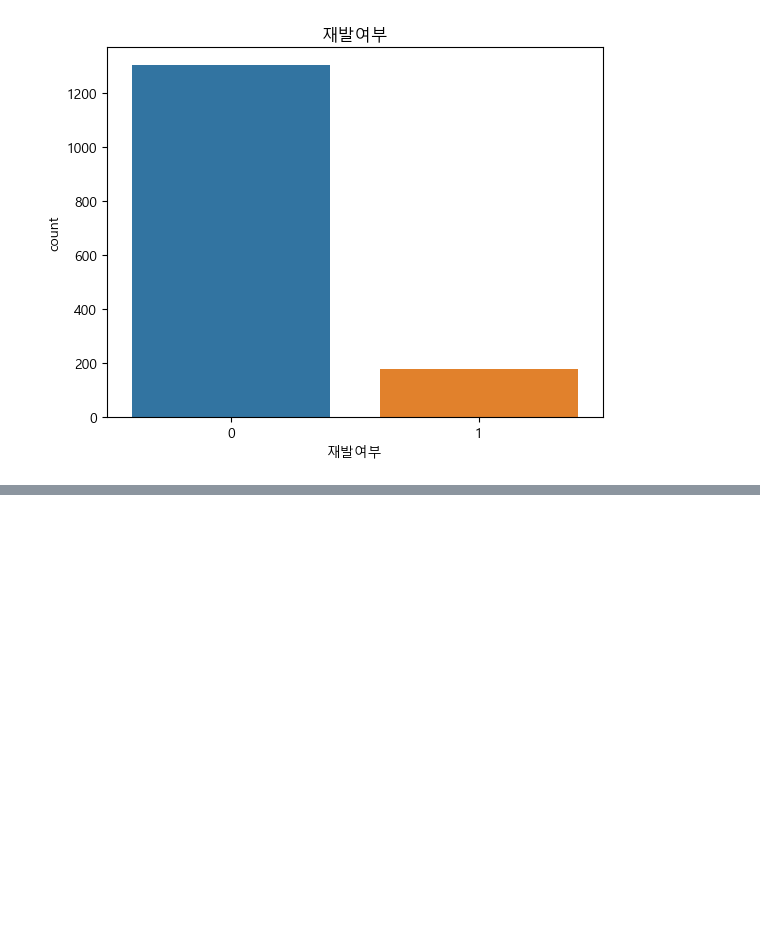
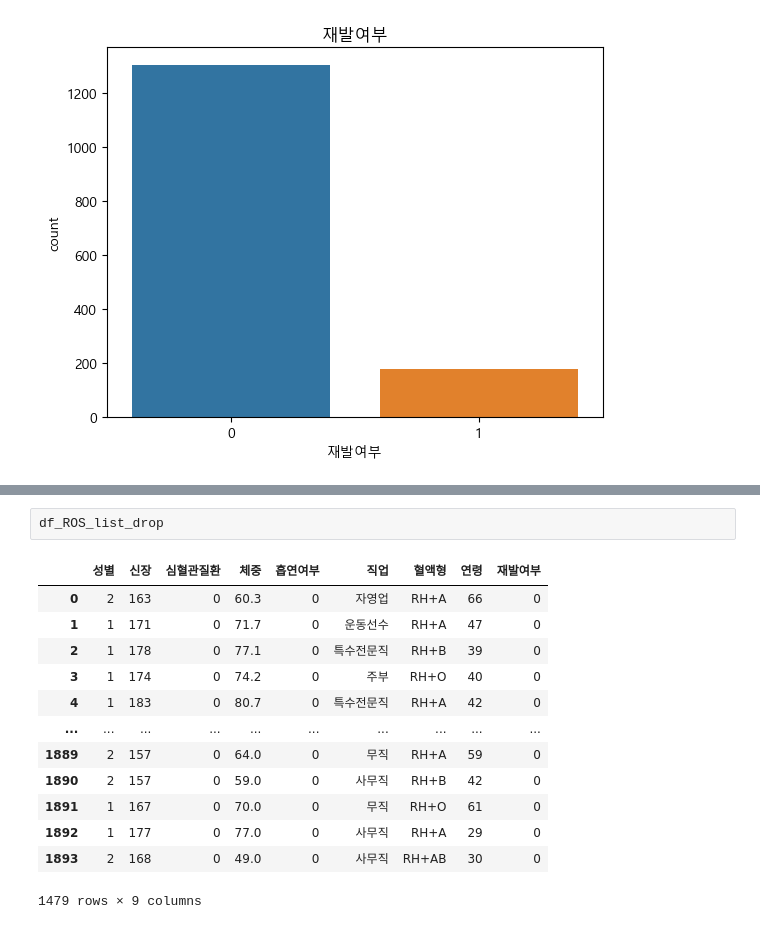
Before and after one commit to SSSanga/study_data_analytics, a Jupyter notebook: codes/DDA/RecurrenceOfSurgery_DDA_quests.ipynb, the cells around one changed output, grey strips where cells are left out. Saved outputs shown, nothing was run; the diff lists cells and outputs as text; blank space fills up the shorter version.

```diff
--- a/codes/DDA/RecurrenceOfSurgery_DDA_quests.ipynb
+++ b/codes/DDA/RecurrenceOfSurgery_DDA_quests.ipynb
@@ -293,0 +316,16 @@ plt.show()
+# %%
+df_ROS_list_drop
+# %% [output]
+|  | 성별 | 신장 | 심혈관질환 | 체중 | 흡연여부 | 직업 | 혈액형 | 연령 | 재발여부 |
+| 0 | 2 | 163 | 0 | 60.3 | 0 | 자영업 | RH+A | 66 | 0 |
+| 1 | 1 | 171 | 0 | 71.7 | 0 | 운동선수 | RH+A | 47 | 0 |
+| 2 | 1 | 178 | 0 | 77.1 | 0 | 특수전문직 | RH+B | 39 | 0 |
+| 3 | 1 | 174 | 0 | 74.2 | 0 | 주부 | RH+O | 40 | 0 |
+| 4 | 1 | 183 | 0 | 80.7 | 0 | 특수전문직 | RH+A | 42 | 0 |
+| ... | ... | ... | ... | ... | ... | ... | ... | ... | ... |
+| 1889 | 2 | 157 | 0 | 64.0 | 0 | 무직 | RH+A | 59 | 0 |
+| 1890 | 2 | 157 | 0 | 59.0 | 0 | 사무직 | RH+B | 42 | 0 |
+| 1891 | 1 | 167 | 0 | 70.0 | 0 | 무직 | RH+O | 61 | 0 |
+| 1892 | 1 | 177 | 0 | 77.0 | 0 | 사무직 | RH+A | 29 | 0 |
+| 1893 | 2 | 168 | 0 | 49.0 | 0 | 사무직 | RH+AB | 30 | 0 |
+1479 rows × 9 columns
```
Also changed, not shown: parts of 16 cells of this notebook, 4 other files.
